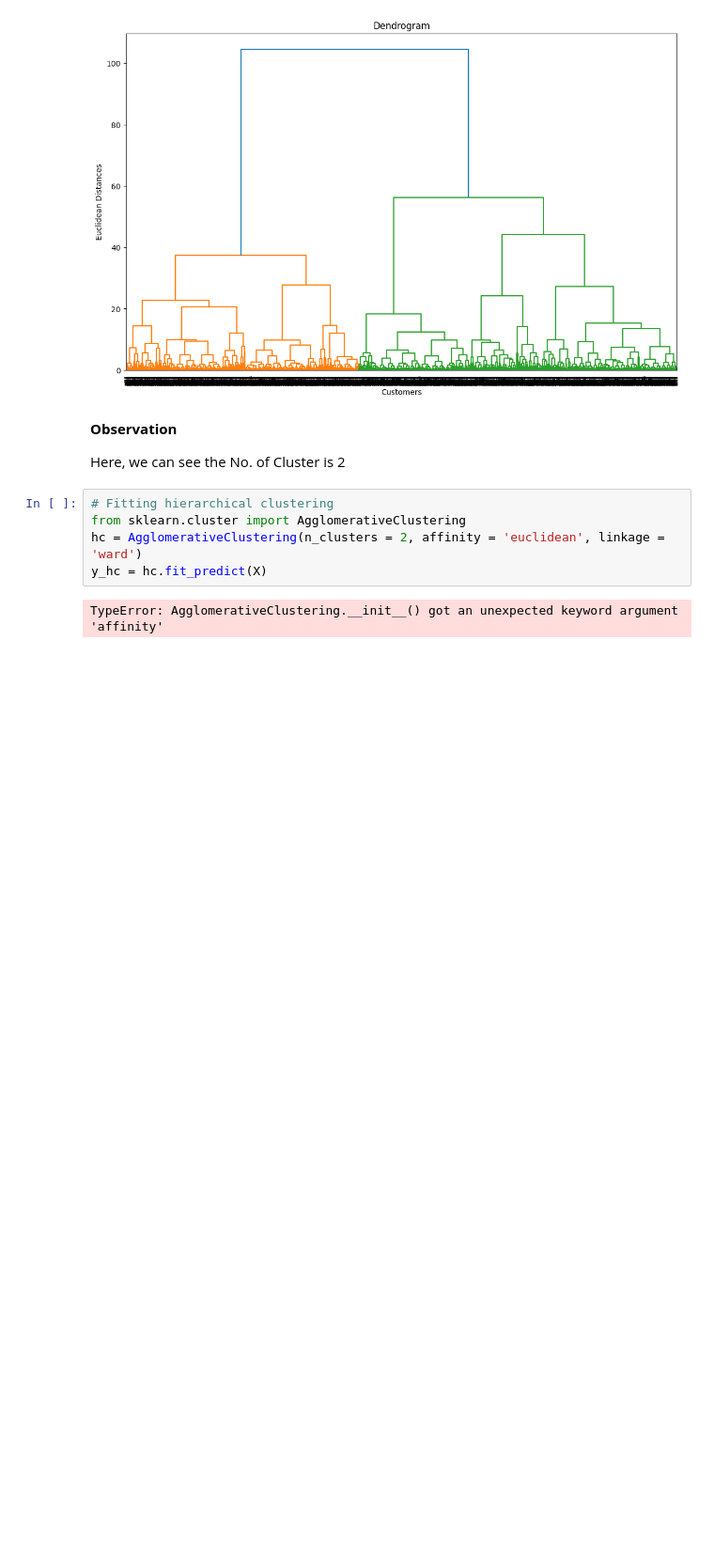
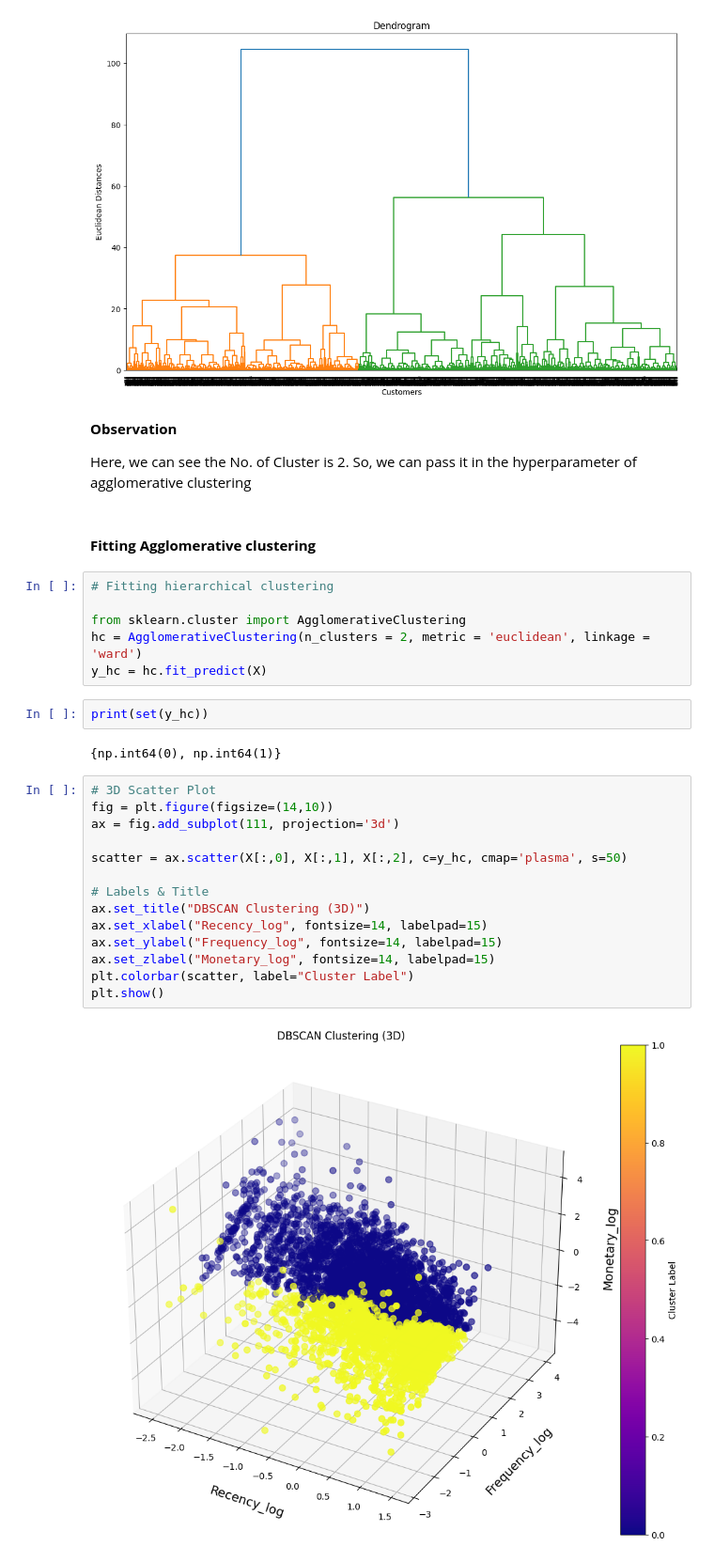
Before and after one commit to hamant-jagwan/Online_Retail_Customer_Segmentation_Unsupervised_leaning, a Jupyter notebook: Online_Retail_Customer_Segmentation.ipynb, the cells around one changed output. Shown at 94% size. Drawn from its saved outputs; the diff is of its cells as text; blank space fills up the shorter version.

Commit message:
Hierarchical clustering

```diff
--- a/Online_Retail_Customer_Segmentation.ipynb
+++ b/Online_Retail_Customer_Segmentation.ipynb
@@ -941,11 +958,32 @@ plt.show()
 # %% [markdown]
 **Observation**
 
-Here, we can see the No. of Cluster is 2
+Here, we can see the No. of Cluster is 2. So, we can pass it in the hyperparameter of agglomerative clustering
+# %% [markdown]
+#### **Fitting Agglomerative clustering**
 # %%
 # Fitting hierarchical clustering
+
 from sklearn.cluster import AgglomerativeClustering
-hc = AgglomerativeClustering(n_clusters = 2, affinity = 'euclidean', linkage = 'ward')
+hc = AgglomerativeClustering(n_clusters = 2, metric = 'euclidean', linkage = 'ward')
 y_hc = hc.fit_predict(X)
-# %% [output]
-TypeError: AgglomerativeClustering.__init__() got an unexpected keyword argument 'affinity'
+# %%
+print(set(y_hc))
+# %% [output]
+{np.int64(0), np.int64(1)}
+# %%
+# 3D Scatter Plot
+fig = plt.figure(figsize=(14,10))
+ax = fig.add_subplot(111, projection='3d')
+
+scatter = ax.scatter(X[:,0], X[:,1], X[:,2], c=y_hc, cmap='plasma', s=50)
+
+# Labels & Title
+ax.set_title("DBSCAN Clustering (3D)")
+ax.set_xlabel("Recency_log", fontsize=14, labelpad=15)
+ax.set_ylabel("Frequency_log", fontsize=14, labelpad=15)
+ax.set_zlabel("Monetary_log", fontsize=14, labelpad=15)
+plt.colorbar(scatter, label="Cluster Label")
+plt.show()
+# %% [output]
+[figure, added]
```
Also changed, not shown: parts of 9 cells of this notebook.
